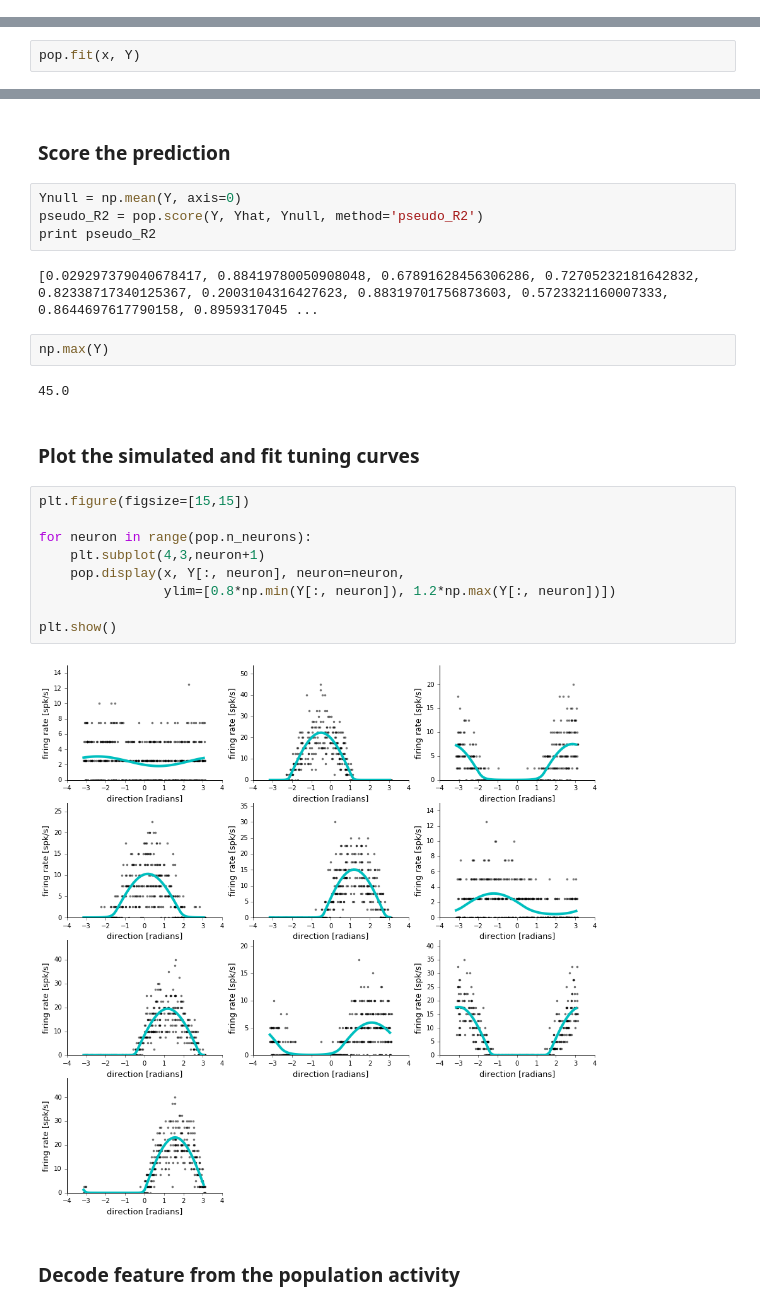
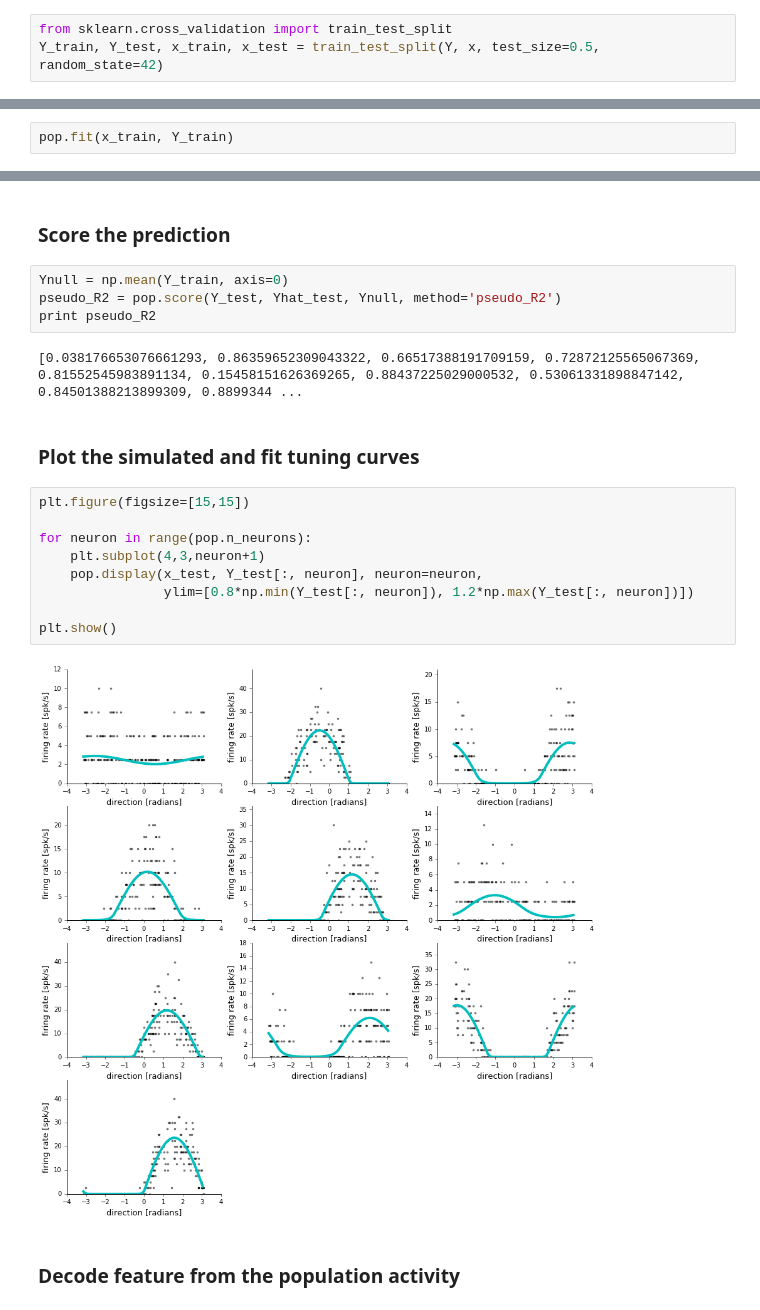
Before and after one commit to KordingLab/spykes, a Jupyter notebook: notebooks_examples/neuropop_simul_example.ipynb, the cells around one changed output, grey strips where cells are left out. Cells and saved outputs as stored; diff of their text form.

```diff
--- a/notebooks_examples/neuropop_simul_example.ipynb
+++ b/notebooks_examples/neuropop_simul_example.ipynb
@@ -24,7 +26,10 @@ x, Y, mu, k0, k, g, b = pop.simulate(pop.tunemodel, n_samples=500, winsize=400.0
+# %%
+from sklearn.cross_validation import train_test_split
+Y_train, Y_test, x_train, x_test = train_test_split(Y, x, test_size=0.5, random_state=42)
 # %% [markdown]
 ### Fit the tuning curves with gradient descent
 # %%
-pop.fit(x, Y)
+pop.fit(x_train, Y_train)
 # %% [markdown]
 ### Predict the population activity with the fit tuning curves
 # %%
@@ -32,28 +37,24 @@ Yhat = pop.predict(x)
 # %% [markdown]
 ### Score the prediction
 # %%
-Ynull = np.mean(Y, axis=0)
-pseudo_R2 = pop.score(Y, Yhat, Ynull, method='pseudo_R2')
+Ynull = np.mean(Y_train, axis=0)
+pseudo_R2 = pop.score(Y_test, Yhat_test, Ynull, method='pseudo_R2')
 print pseudo_R2
 # %% [output]
-[0.029297379040678417, 0.88419780050908048, 0.67891628456306286, 0.72705232181642832, 0.82338717340125367, 0.2003104316427623, 0.88319701756873603, 0.5723321160007333, 0.8644697617790158, 0.8959317045 ...
+[0.038176653076661293, 0.86359652309043322, 0.66517388191709159, 0.72872125565067369, 0.81552545983891134, 0.15458151626369265, 0.88437225029000532, 0.53061331898847142, 0.84501388213899309, 0.8899344 ...
-# %%
-np.max(Y)
-# %% [output]
-45.0
 # %% [markdown]
 ### Plot the simulated and fit tuning curves
 # %%
 plt.figure(figsize=[15,15])
 
 for neuron in range(pop.n_neurons):
     plt.subplot(4,3,neuron+1)
-    pop.display(x, Y[:, neuron], neuron=neuron,
-                ylim=[0.8*np.min(Y[:, neuron]), 1.2*np.max(Y[:, neuron])])
+    pop.display(x_test, Y_test[:, neuron], neuron=neuron,
+                ylim=[0.8*np.min(Y_test[:, neuron]), 1.2*np.max(Y_test[:, neuron])])
 
 plt.show()
 # %% [output]
-[figure, old version]
+[figure, new version]
 # %% [markdown]
 ### Decode feature from the population activity
 # %%
```
Also changed, not shown: parts of 7 cells of this notebook, 1 other file.
